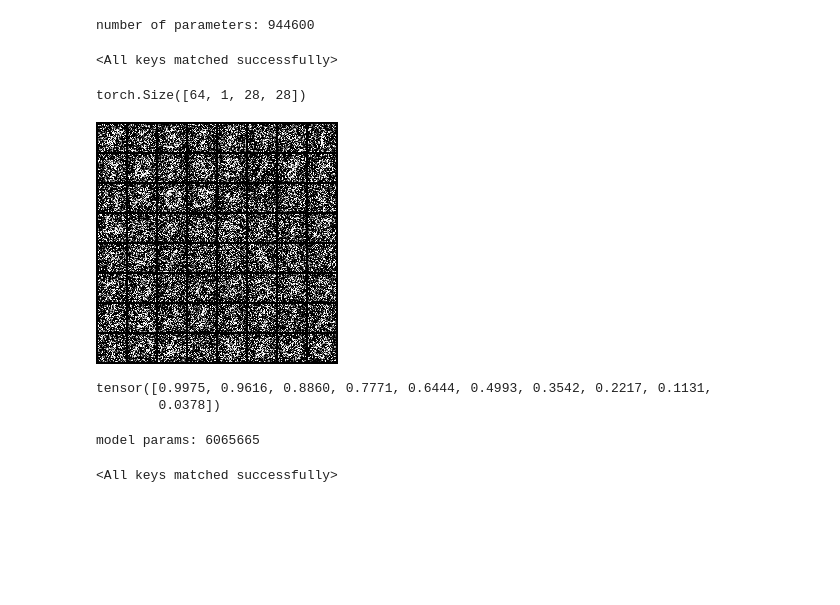
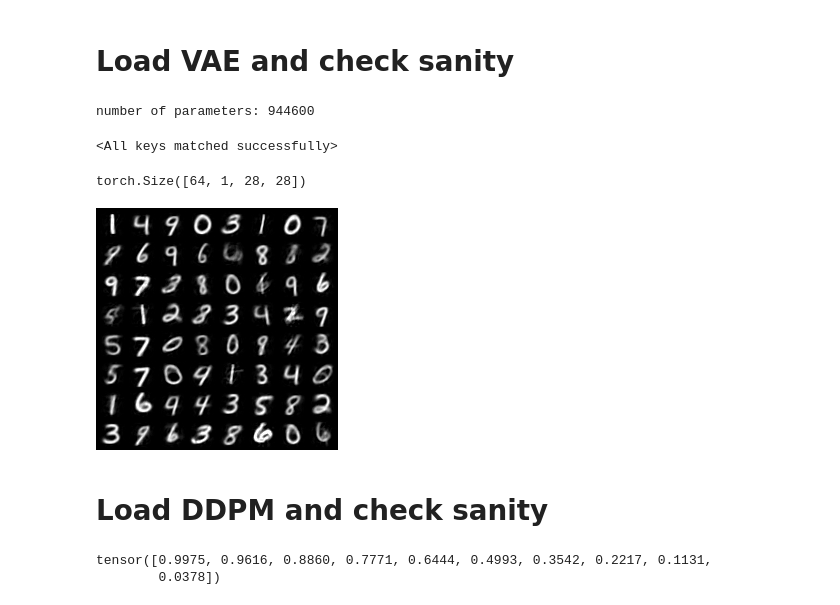
Before and after one commit to Hope7Happiness/6s978_project, a Jupyter notebook: sample.ipynb, the cells around one changed output. Saved outputs shown, nothing was run; the diff lists cells and outputs as text; code cells hidden in the pictures; blank space fills up the shorter version.

Commit message:
re-organize code + DDPM experiments

```diff
--- a/sample.ipynb
+++ b/sample.ipynb
@@ -62 +33,3 @@ from IPython.display import Image, display
+# %% [markdown]
+# Load VAE and check sanity
 # %%
@@ -76,34 +44,46 @@ class VAE_Sampler(SamplerBase):
 
     @torch.no_grad()
     def sample(self, model, num, desc):
+        x_data = next(iter(test_loader))[0][:num].cuda()
 
         # generation
         x = self.calc(model, num)
         grid = vutils.make_grid(x, nrow=8)
         vutils.save_image(grid, f'samples/{desc}_gen.png')
 
+        # reconstruction
+
+        mu, logvar = model.encode(x_data)
+        x_recon = model.decode(mu+torch.randn_like(mu)*torch.exp(logvar/2))
+        grid = vutils.make_grid(x_recon, nrow=8)
+        vutils.save_image(grid, f'samples/{desc}_recon.png')
+        grid = vutils.make_grid(x_data, nrow=8)
+        vutils.save_image(grid, f'samples/{desc}_data.png')
+
         torch.save(model.state_dict(), f'checkpoints/{desc}.pth')
 # %%
-from vae import noiseVAE
-vae_model = noiseVAE().cuda()
+from vae import VAE
+vae_model = VAE().cuda()
 print('number of parameters:', sum(p.numel() for p in vae_model.parameters()))
-vae_model.load_state_dict(torch.load('checkpoints/ep40_vae.pth'))
+vae_model.load_state_dict(torch.load('checkpoints/ep50_vae.pth'))
 # %% [output]
 number of parameters: 944600
 <All keys matched successfully>
 # %%
 # noise vae generation
 sampler = VAE_Sampler()
 with torch.no_grad():
     x = sampler.calc(vae_model, 64)
     print(x.shape)
 x_vae = x
 grid = vutils.make_grid(x_vae, nrow=8)
-vutils.save_image(grid, f'samples/gen_ep40_noisevae.png')
-display(Image(filename=f'samples/gen_ep40_noisevae.png'))
+vutils.save_image(grid, f'samples/test_vae_sanity.png')
+display(Image(filename=f'samples/test_vae_sanity.png'))
 # %% [output]
 torch.Size([64, 1, 28, 28])
-[figure, old version]
+[figure, new version]
+# %% [markdown]
+# Load DDPM and check sanity
 # %%
 # cosine schedule
 from math import pi
@@ -117,12 +97,3 @@ alpha_bars[::100]
 # %% [output]
 tensor([0.9975, 0.9616, 0.8860, 0.7771, 0.6444, 0.4993, 0.3542, 0.2217, 0.1131,
         0.0378])
-# %%
-from vanilla_unet import UNet
-model = UNet().cuda()
-model = nn.DataParallel(model)
-print('model params:', sum(p.numel() for p in model.parameters()))
-model.load_state_dict(torch.load('checkpoints/half_ddpm.pth'))
-# %% [output]
-model params: 6065665
-<All keys matched successfully>
```
Also changed, not shown: parts of 54 cells of this notebook, 8 other files.
